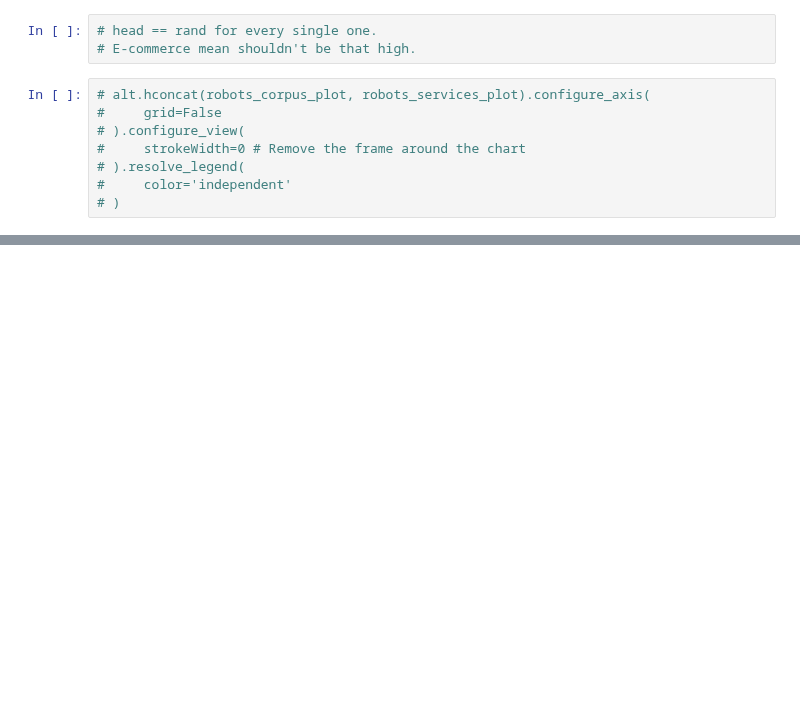
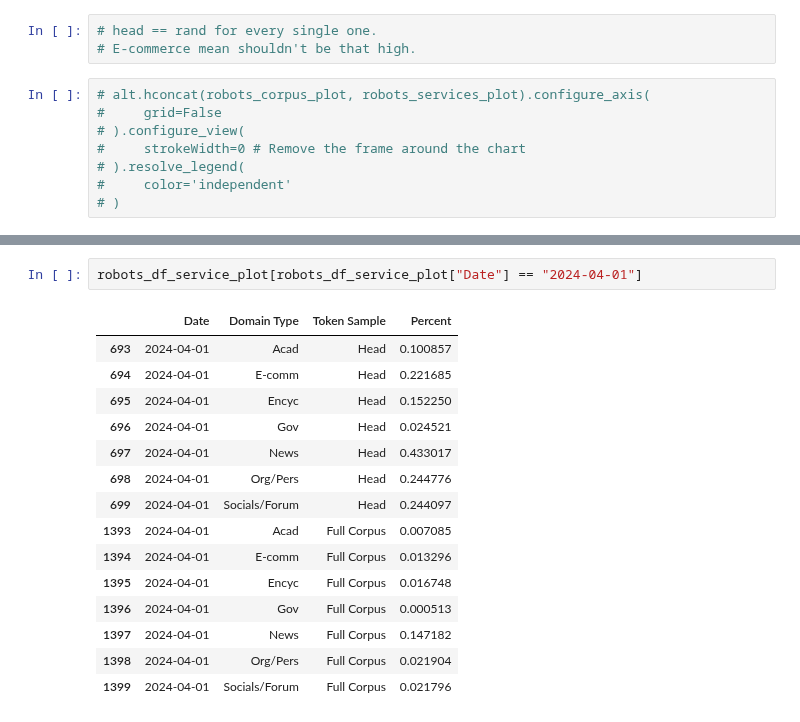
Before and after one commit to Data-Provenance-Initiative/Data-Provenance-Collection, a Jupyter notebook: src/analysis/corpus_robots_trends.ipynb, the cells around one changed output, grey strips where cells are left out. Drawn from its saved outputs; the diff is of its cells as text; blank space fills up the shorter version.

```diff
--- a/src/analysis/corpus_robots_trends.ipynb
+++ b/src/analysis/corpus_robots_trends.ipynb
@@ -292,0 +313,18 @@ tos_services_plot.display()
+# %%
+robots_df_service_plot[robots_df_service_plot["Date"] == "2024-04-01"]
+# %% [output]
+|  | Date | Domain Type | Token Sample | Percent |
+| 693 | 2024-04-01 | Acad | Head | 0.100857 |
+| 694 | 2024-04-01 | E-comm | Head | 0.221685 |
+| 695 | 2024-04-01 | Encyc | Head | 0.152250 |
+| 696 | 2024-04-01 | Gov | Head | 0.024521 |
+| 697 | 2024-04-01 | News | Head | 0.433017 |
+| 698 | 2024-04-01 | Org/Pers | Head | 0.244776 |
+| 699 | 2024-04-01 | Socials/Forum | Head | 0.244097 |
+| 1393 | 2024-04-01 | Acad | Full Corpus | 0.007085 |
+| 1394 | 2024-04-01 | E-comm | Full Corpus | 0.013296 |
+| 1395 | 2024-04-01 | Encyc | Full Corpus | 0.016748 |
+| 1396 | 2024-04-01 | Gov | Full Corpus | 0.000513 |
+| 1397 | 2024-04-01 | News | Full Corpus | 0.147182 |
+| 1398 | 2024-04-01 | Org/Pers | Full Corpus | 0.021904 |
+| 1399 | 2024-04-01 | Socials/Forum | Full Corpus | 0.021796 |
```
Also changed, not shown: parts of 8 cells of this notebook, 1 other file.
